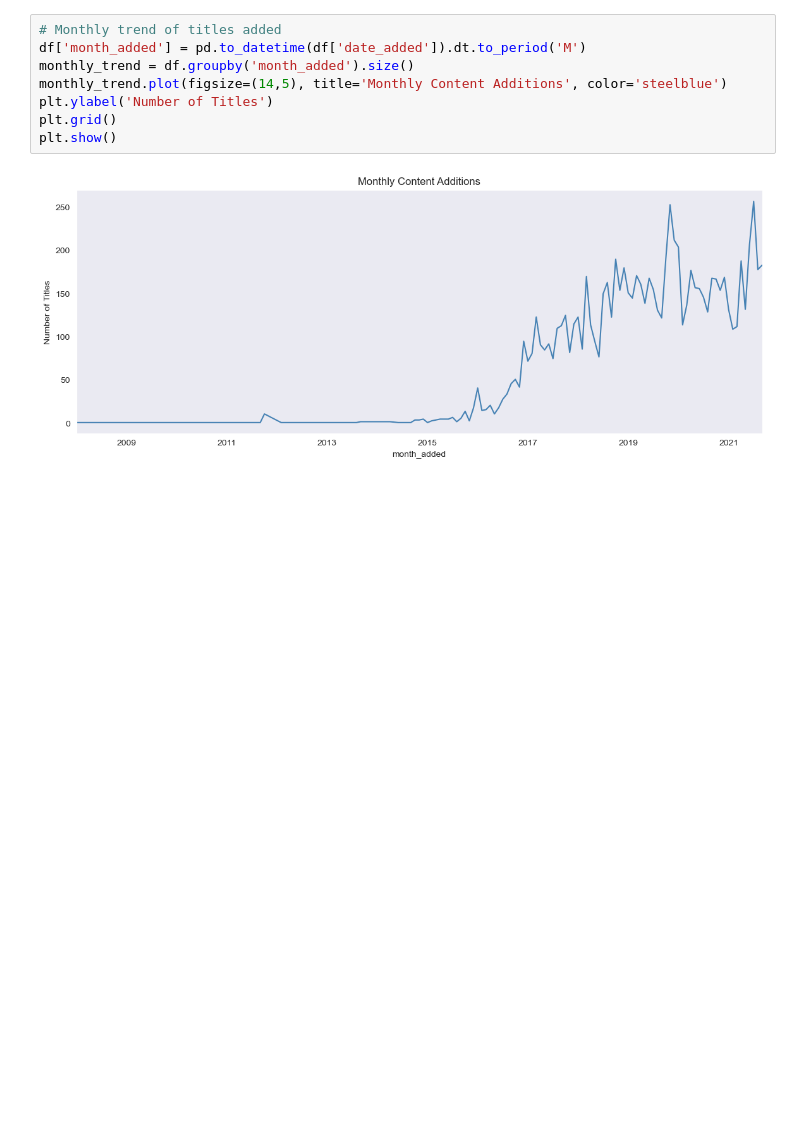
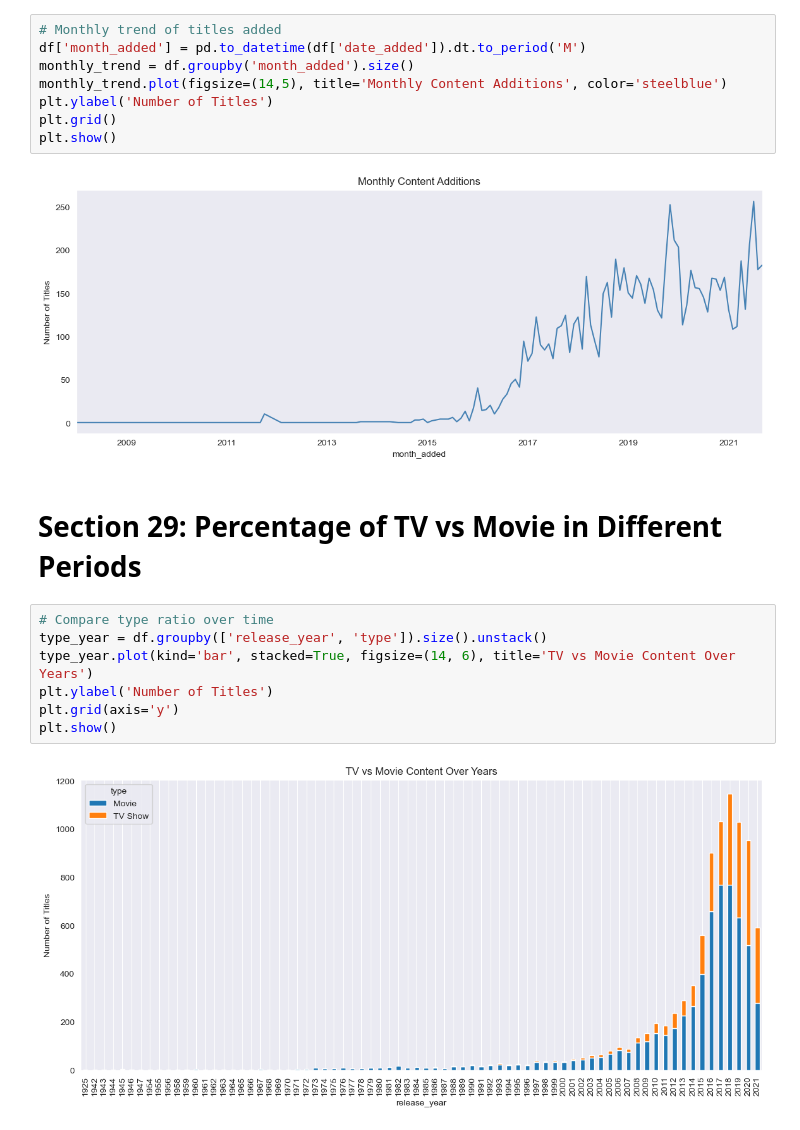
Before and after one commit to aghabidareh/NetflixAnalyzer, a Jupyter notebook: main.ipynb, the cells around one changed output. Cells and saved outputs as stored; diff of their text form; blank space fills up the shorter version.

Commit message:
plots-and-graphs

```diff
--- a/main.ipynb
+++ b/main.ipynb
@@ -429,3 +429,14 @@ plt.grid()
 plt.show()
 # %% [output]
 [figure]
+# %% [markdown]
+# Section 29: Percentage of TV vs Movie in Different Periods
+# %%
+# Compare type ratio over time
+type_year = df.groupby(['release_year', 'type']).size().unstack()
+type_year.plot(kind='bar', stacked=True, figsize=(14, 6), title='TV vs Movie Content Over Years')
+plt.ylabel('Number of Titles')
+plt.grid(axis='y')
+plt.show()
+# %% [output]
+[figure, added]
```
